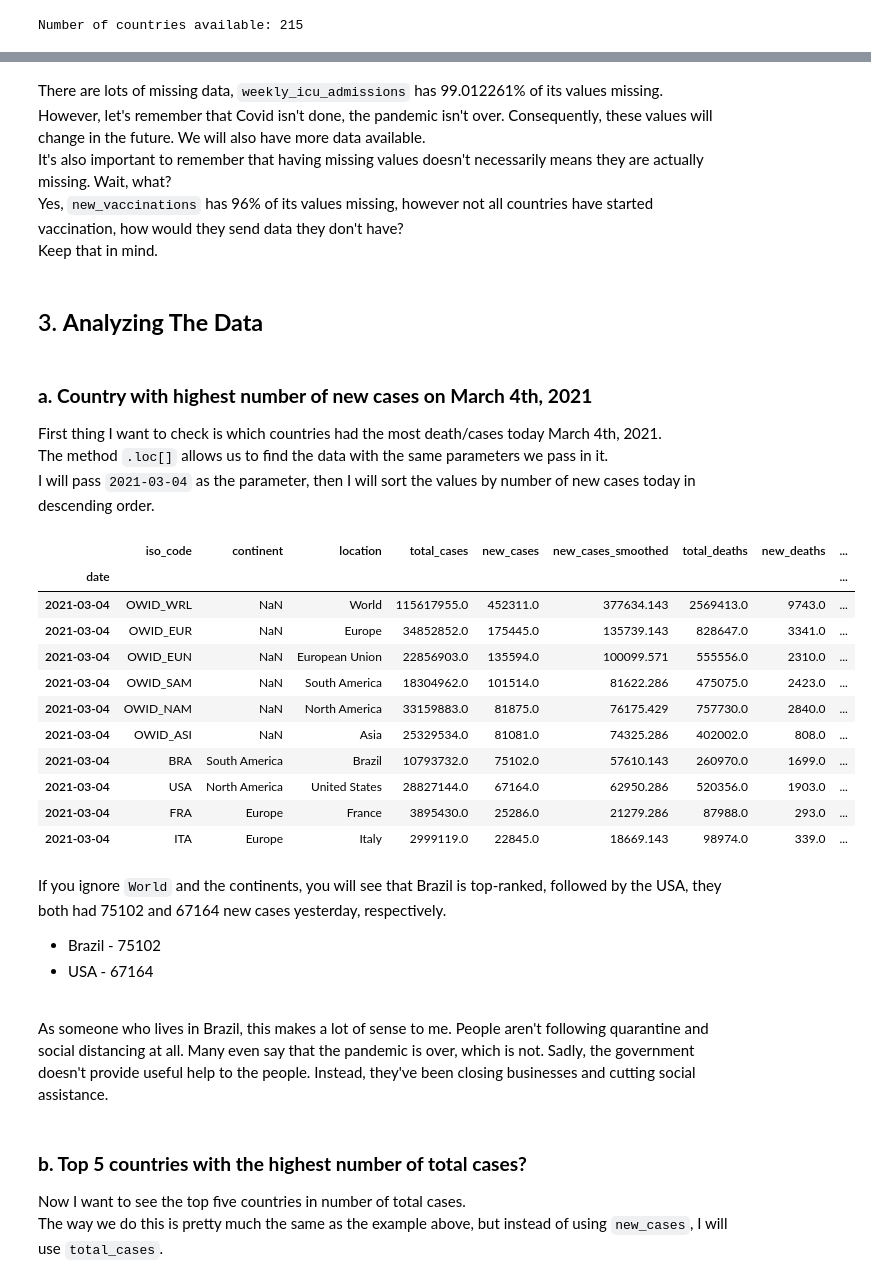
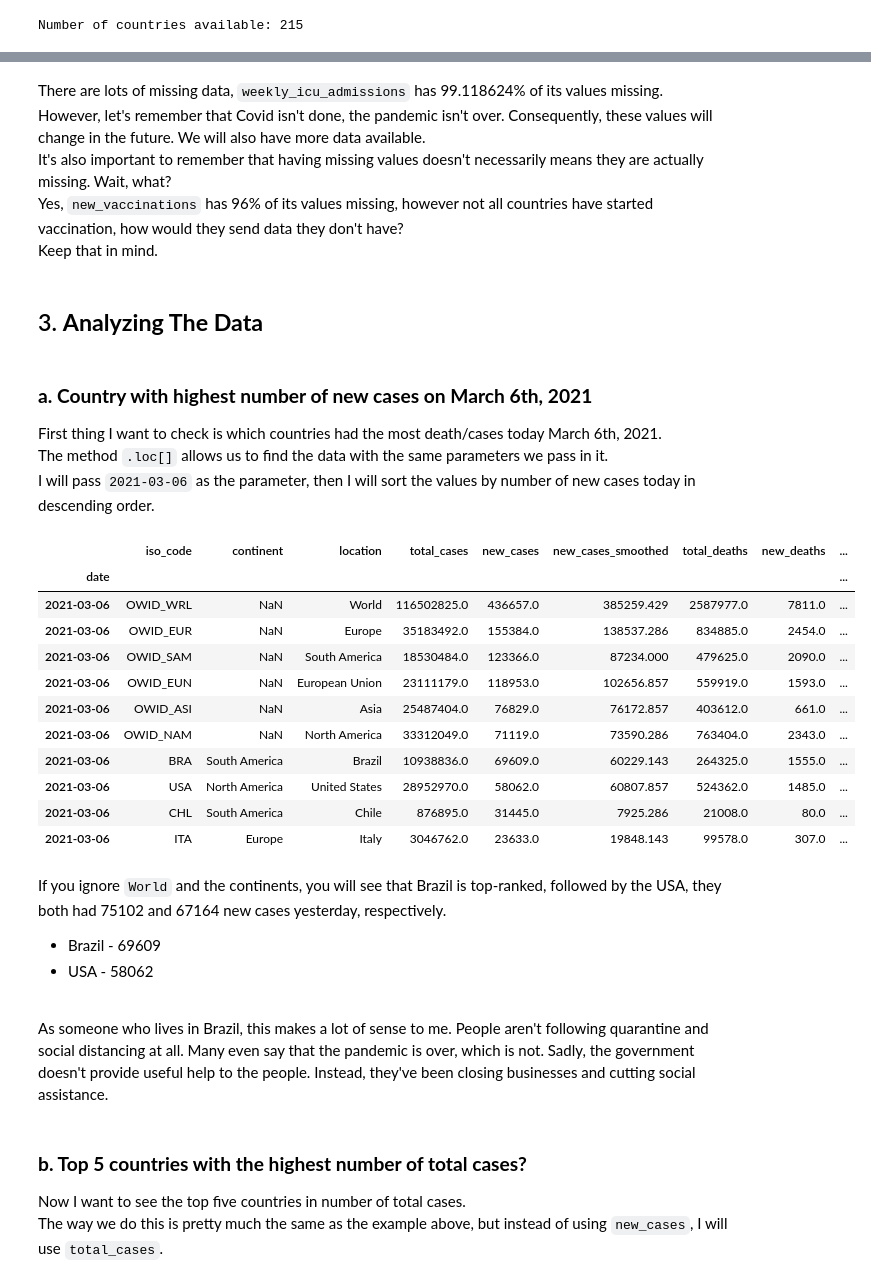
Before and after one commit to vinny380/Covid-19-data-analysis, a Jupyter notebook: Covid_19_Data_Analysis.ipynb, the cells around one changed output, grey strips where cells are left out. Cells and saved outputs as stored; diff of their text form; code cells hidden in the pictures.

```diff
--- a/Covid_19_Data_Analysis.ipynb
+++ b/Covid_19_Data_Analysis.ipynb
@@ -190,7 +190,7 @@ location                                  0.000000
 iso_code                                  0.000000
 dtype: float64
 # %% [markdown]
-There are lots of missing data, ``weekly_icu_admissions`` has 99.012261% of its values missing.<br>
+There are lots of missing data, ``weekly_icu_admissions`` has 99.118624% of its values missing.<br>
 However, let's remember that Covid isn't done, the pandemic isn't over. Consequently, these values will change in the future. We will also have more data available.<br>
 It's also important to remember that having missing values doesn't necessarily means they are actually missing. Wait, what?<br>
 Yes, ``new_vaccinations`` has 96% of its values missing, however not all countries have started vaccination, how would they send data they don't have?<br>
@@ -198,30 +198,30 @@ Keep that in mind.
 # %% [markdown]
 ## 3. **Analyzing The Data**
 # %% [markdown]
-### **a. Country with highest number of new cases on March 4th, 2021**
-First thing I want to check is which countries had the most death/cases today March 4th, 2021.<br>
+### **a. Country with highest number of new cases on March 6th, 2021**
+First thing I want to check is which countries had the most death/cases today March 6th, 2021.<br>
 The method ``.loc[]`` allows us to find the data with the same parameters we pass in it.<br>
-I will pass ``2021-03-04`` as the parameter, then I will sort the values by number of new cases today in descending order.
+I will pass ``2021-03-06`` as the parameter, then I will sort the values by number of new cases today in descending order.
 # %%
 # Country with highest number of cases on March 3rd, 2021
-df.loc['2021-03-04'].sort_values(ascending=False, by='new_cases')[:10]
+df.loc['2021-03-06'].sort_values(ascending=False, by='new_cases')[:10]
 # %% [output]
 |  | iso_code | continent | location | total_cases | new_cases | new_cases_smoothed | total_deaths | new_deaths | ... |
 | date |  |  |  |  |  |  |  |  | ... |
-| 2021-03-04 | OWID_WRL | NaN | World | 115617955.0 | 452311.0 | 377634.143 | 2569413.0 | 9743.0 | ... |
-| 2021-03-04 | OWID_EUR | NaN | Europe | 34852852.0 | 175445.0 | 135739.143 | 828647.0 | 3341.0 | ... |
-| 2021-03-04 | OWID_EUN | NaN | European Union | 22856903.0 | 135594.0 | 100099.571 | 555556.0 | 2310.0 | ... |
-| 2021-03-04 | OWID_SAM | NaN | South America | 18304962.0 | 101514.0 | 81622.286 | 475075.0 | 2423.0 | ... |
-| 2021-03-04 | OWID_NAM | NaN | North America | 33159883.0 | 81875.0 | 76175.429 | 757730.0 | 2840.0 | ... |
-| 2021-03-04 | OWID_ASI | NaN | Asia | 25329534.0 | 81081.0 | 74325.286 | 402002.0 | 808.0 | ... |
-| 2021-03-04 | BRA | South America | Brazil | 10793732.0 | 75102.0 | 57610.143 | 260970.0 | 1699.0 | ... |
-| 2021-03-04 | USA | North America | United States | 28827144.0 | 67164.0 | 62950.286 | 520356.0 | 1903.0 | ... |
-| 2021-03-04 | FRA | Europe | France | 3895430.0 | 25286.0 | 21279.286 | 87988.0 | 293.0 | ... |
-| 2021-03-04 | ITA | Europe | Italy | 2999119.0 | 22845.0 | 18669.143 | 98974.0 | 339.0 | ... |
+| 2021-03-06 | OWID_WRL | NaN | World | 116502825.0 | 436657.0 | 385259.429 | 2587977.0 | 7811.0 | ... |
+| 2021-03-06 | OWID_EUR | NaN | Europe | 35183492.0 | 155384.0 | 138537.286 | 834885.0 | 2454.0 | ... |
+| 2021-03-06 | OWID_SAM | NaN | South America | 18530484.0 | 123366.0 | 87234.000 | 479625.0 | 2090.0 | ... |
+| 2021-03-06 | OWID_EUN | NaN | European Union | 23111179.0 | 118953.0 | 102656.857 | 559919.0 | 1593.0 | ... |
+| 2021-03-06 | OWID_ASI | NaN | Asia | 25487404.0 | 76829.0 | 76172.857 | 403612.0 | 661.0 | ... |
+| 2021-03-06 | OWID_NAM | NaN | North America | 33312049.0 | 71119.0 | 73590.286 | 763404.0 | 2343.0 | ... |
+| 2021-03-06 | BRA | South America | Brazil | 10938836.0 | 69609.0 | 60229.143 | 264325.0 | 1555.0 | ... |
+| 2021-03-06 | USA | North America | United States | 28952970.0 | 58062.0 | 60807.857 | 524362.0 | 1485.0 | ... |
+| 2021-03-06 | CHL | South America | Chile | 876895.0 | 31445.0 | 7925.286 | 21008.0 | 80.0 | ... |
+| 2021-03-06 | ITA | Europe | Italy | 3046762.0 | 23633.0 | 19848.143 | 99578.0 | 307.0 | ... |
 # %% [markdown]
 If you ignore ``World`` and the continents, you will see that Brazil is top-ranked, followed by the USA, they both had 75102 and 67164 new cases yesterday, respectively.
-* Brazil - 75102
-* USA - 67164<bt>
+* Brazil - 69609
+* USA - 58062<bt>
 <br>
 
 As someone who lives in Brazil, this makes a lot of sense to me. People aren't following quarantine and social distancing at all. Many even say that the pandemic is over, which is not. Sadly, the government doesn't provide useful help to the people. Instead, they've been closing businesses and cutting social assistance.
```
Also changed, not shown: parts of 17 cells of this notebook.
